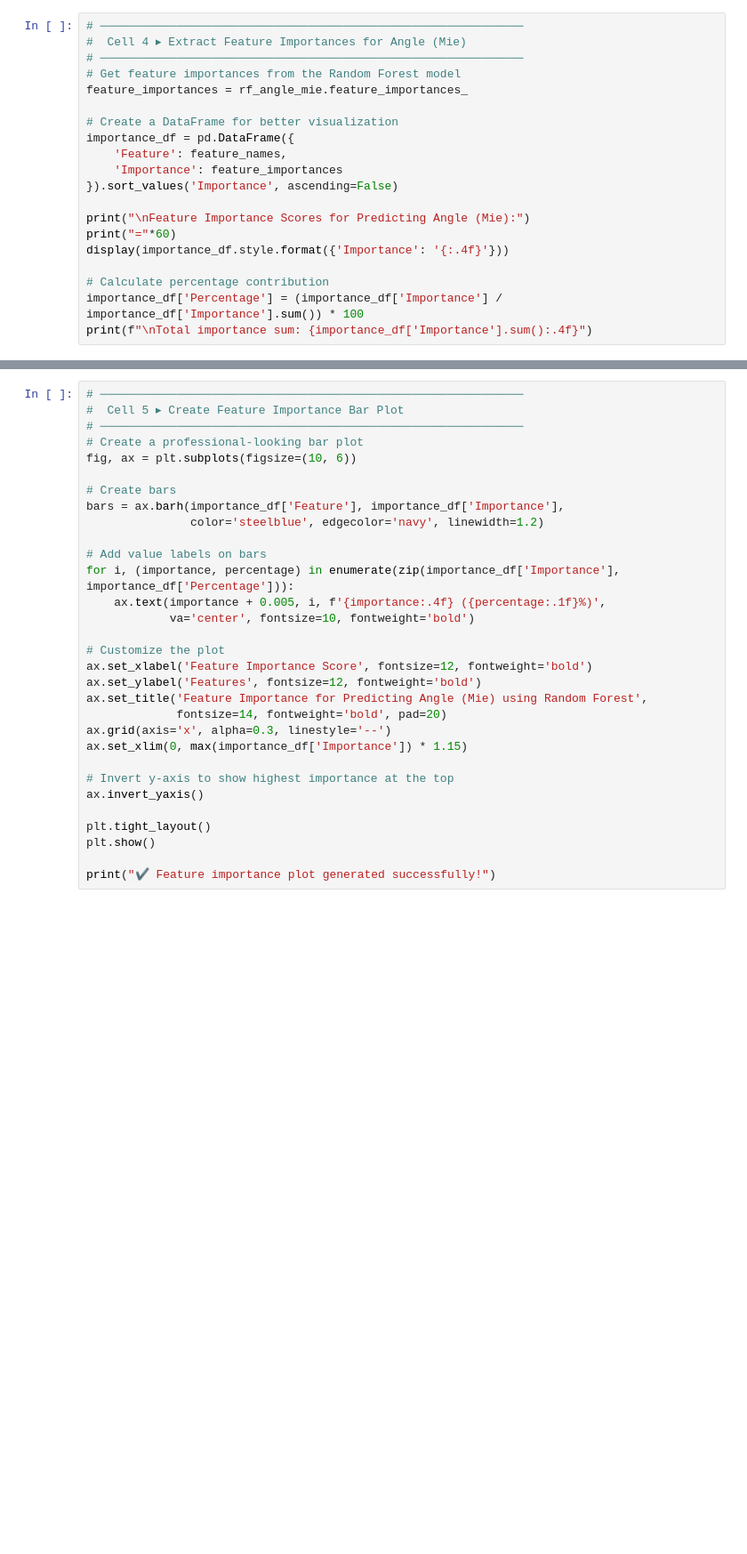
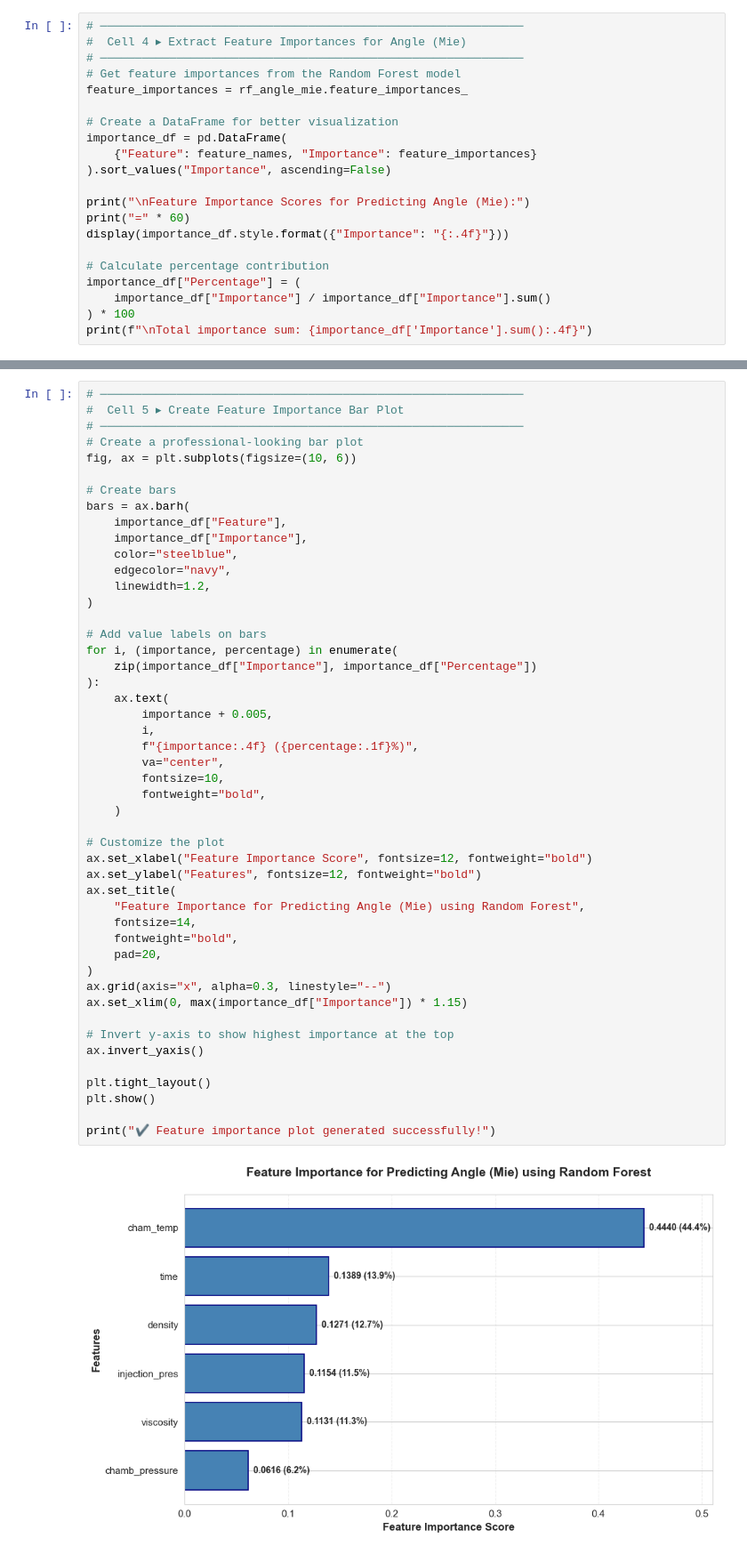
Before and after one commit to yuvinraja/spray-vision, a Jupyter notebook: notebooks/feature-importance.ipynb, the cells around one changed output, grey strips where cells are left out. Shown at 89% size. Drawn from its saved outputs; the diff is of its cells as text; blank space fills up the shorter version.

```diff
--- a/notebooks/feature-importance.ipynb
+++ b/notebooks/feature-importance.ipynb
@@ -76,15 +89,16 @@ print(f"Random Forest for Angle (Mie): {type(rf_angle_mie)}")
 feature_importances = rf_angle_mie.feature_importances_
 
 # Create a DataFrame for better visualization
-importance_df = pd.DataFrame({
-    'Feature': feature_names,
-    'Importance': feature_importances
-}).sort_values('Importance', ascending=False)
+importance_df = pd.DataFrame(
+    {"Feature": feature_names, "Importance": feature_importances}
+).sort_values("Importance", ascending=False)
 
 print("\nFeature Importance Scores for Predicting Angle (Mie):")
-print("="*60)
-display(importance_df.style.format({'Importance': '{:.4f}'}))
+print("=" * 60)
+display(importance_df.style.format({"Importance": "{:.4f}"}))
 
 # Calculate percentage contribution
-importance_df['Percentage'] = (importance_df['Importance'] / importance_df['Importance'].sum()) * 100
+importance_df["Percentage"] = (
+    importance_df["Importance"] / importance_df["Importance"].sum()
+) * 100
 print(f"\nTotal importance sum: {importance_df['Importance'].sum():.4f}")
@@ -91,31 +116,50 @@ print(f"\nTotal importance sum: {importance_df['Importance'].sum():.4f}")
 # %%
 # ─────────────────────────────────────────────────────────────
 #  Cell 5 ▸ Create Feature Importance Bar Plot
 # ─────────────────────────────────────────────────────────────
 # Create a professional-looking bar plot
 fig, ax = plt.subplots(figsize=(10, 6))
 
 # Create bars
-bars = ax.barh(importance_df['Feature'], importance_df['Importance'],
-               color='steelblue', edgecolor='navy', linewidth=1.2)
+bars = ax.barh(
+    importance_df["Feature"],
+    importance_df["Importance"],
+    color="steelblue",
+    edgecolor="navy",
+    linewidth=1.2,
+)
 
 # Add value labels on bars
-for i, (importance, percentage) in enumerate(zip(importance_df['Importance'], importance_df['Percentage'])):
-    ax.text(importance + 0.005, i, f'{importance:.4f} ({percentage:.1f}%)',
-            va='center', fontsize=10, fontweight='bold')
+for i, (importance, percentage) in enumerate(
+    zip(importance_df["Importance"], importance_df["Percentage"])
+):
+    ax.text(
+        importance + 0.005,
+        i,
+        f"{importance:.4f} ({percentage:.1f}%)",
+        va="center",
+        fontsize=10,
+        fontweight="bold",
+    )
 
 # Customize the plot
-ax.set_xlabel('Feature Importance Score', fontsize=12, fontweight='bold')
-ax.set_ylabel('Features', fontsize=12, fontweight='bold')
-ax.set_title('Feature Importance for Predicting Angle (Mie) using Random Forest',
-             fontsize=14, fontweight='bold', pad=20)
-ax.grid(axis='x', alpha=0.3, linestyle='--')
-ax.set_xlim(0, max(importance_df['Importance']) * 1.15)
+ax.set_xlabel("Feature Importance Score", fontsize=12, fontweight="bold")
+ax.set_ylabel("Features", fontsize=12, fontweight="bold")
+ax.set_title(
+    "Feature Importance for Predicting Angle (Mie) using Random Forest",
+    fontsize=14,
+    fontweight="bold",
+    pad=20,
+)
+ax.grid(axis="x", alpha=0.3, linestyle="--")
+ax.set_xlim(0, max(importance_df["Importance"]) * 1.15)
 
 # Invert y-axis to show highest importance at the top
 ax.invert_yaxis()
 
 plt.tight_layout()
 plt.show()
 
 print("✔ Feature importance plot generated successfully!")
+# %% [output]
+[figure, added]
```
Also changed, not shown: parts of 6 cells of this notebook, 8 other files.
